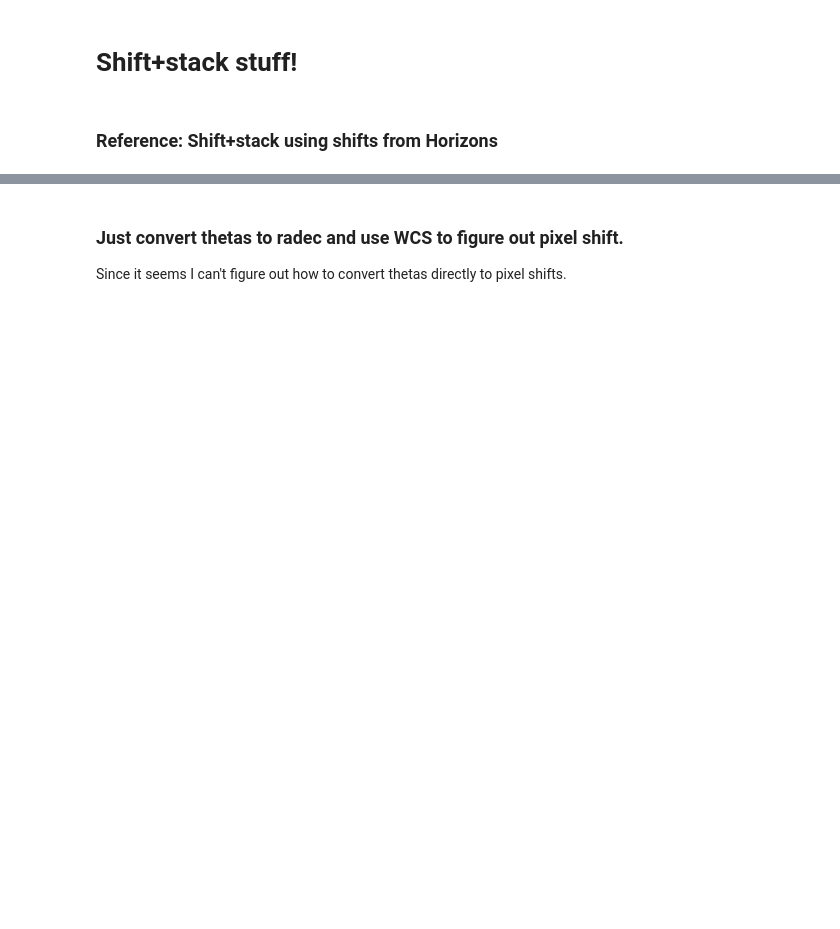
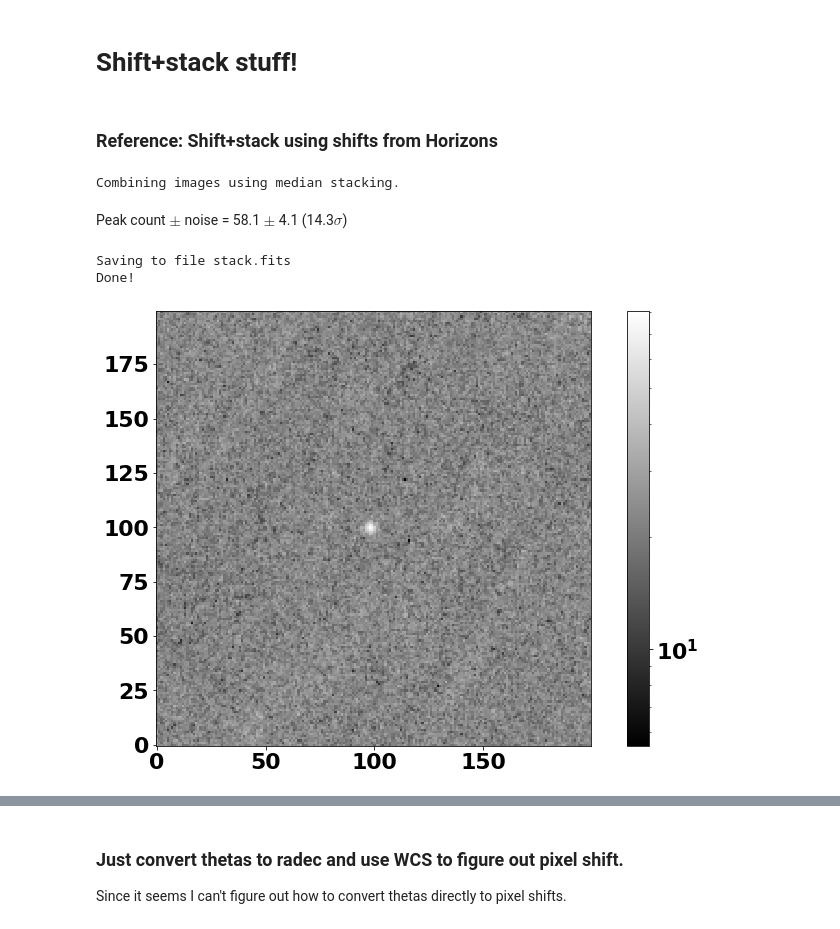
Before and after one commit to Mikea1985/shifty, a Jupyter notebook: notebooks/debug_transform.ipynb, the cells around one changed output, grey strips where cells are left out. Drawn from its saved outputs; the diff is of its cells as text; code cells hidden in the pictures; blank space fills up the shorter version.

```diff
--- a/notebooks/debug_transform.ipynb
+++ b/notebooks/debug_transform.ipynb
@@ -388,26 +403,32 @@ filenames[:12]=[filenamei.replace('0826', '0825') for filenamei in filenames[:12
 # %%
 '''
 Get times and shifts (as calculated by Horizons)
 '''
 importlib.reload(imagehandler)
-D=imagehandler.DataHandler(filenames, verbose=False, **{'EXPUNIT':'m'})
+D=imagehandler.DataHandler(filenames, verbose=False, **{'EXPUNIT':'s'})
 shiftss = D._calculate_shifts_from_known(object_name='2015 RS281', obs_code='568')
 shifts = shiftss - shiftss[12]  # Because image 13 (first image on second night) is the reference time.
 times = np.array([dh['SHIFTY_MJD_MID'] for dh in D.image_data.header]) + 2400000.5
 
 '''
 Shift+stack using the known (from Horizons + WCS) shifts.
 '''
 D.integer_shift(shifts, padmean=True)
 D.stack(shifted=True, median_combine=True)
 plt.imshow((D.stacked_data.data-np.nanmin(D.stacked_data.data))[520:720,405:605], origin='lower', cmap='gray',norm=LogNorm())
 cbar = plt.colorbar()
 counts_above_background = (D.stacked_data.data[520:720,405:605]-np.nanmedian(D.stacked_data.data[520:720,405:605]))
 peak_count = np.max(counts_above_background[80:120,80:120])
 noise = np.std(counts_above_background)
 sigma = peak_count / noise
 display(Markdown(fr'Peak count $\pm$ noise = {peak_count:4.1f} $\pm$ {noise:4.1f} ({sigma:4.1f}$\sigma$)'))
 D.save_stack('stack.fits')
+# %% [output]
+Combining images using median stacking.
+Peak count $\pm$ noise = 58.1 $\pm$  4.1 (14.3$\sigma$)
+Saving to file stack.fits
+Done!
+[figure, added]
 # %%
 pix_from_abg=np.array(D.image_data.WCS[0].all_world2pix(radec_from_abg[0, :], radec_from_abg[1, :], 0))[::-1]
 shifts_from_abg = pix_from_abg[:, 0] - pix_from_abg.T
```
Also changed, not shown: parts of 16 cells of this notebook, 5 other files.
